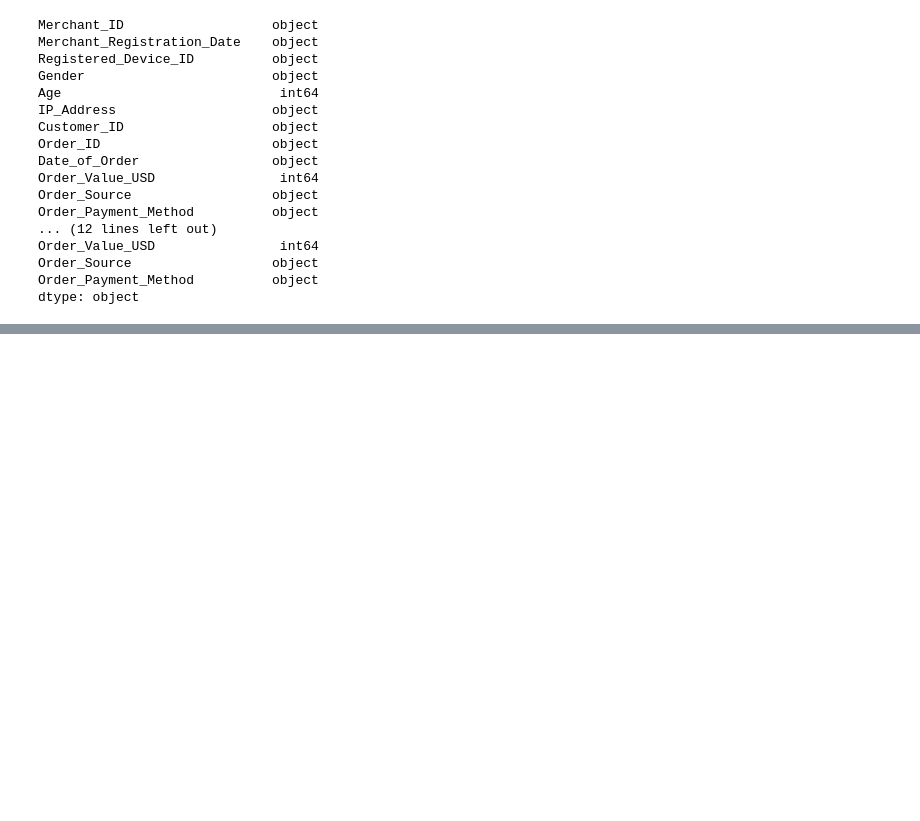
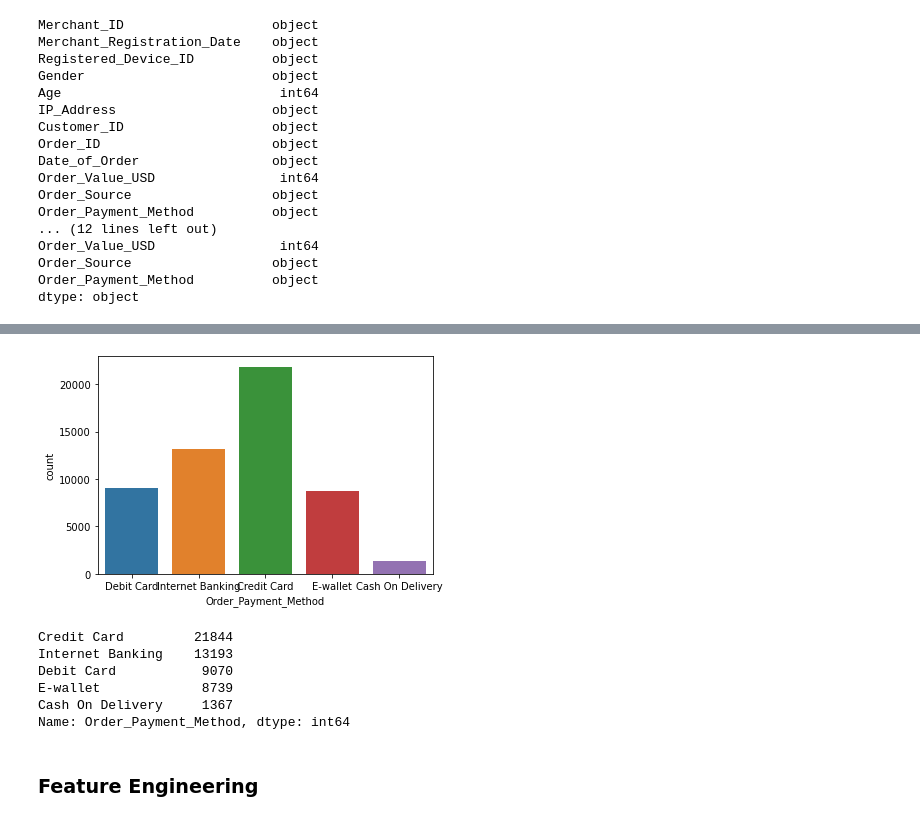
Before and after one commit to MANISH-KUMAR-CODES/Analysis-on-Fraud-Detection-In-Ecommerce-company, a Jupyter notebook: Predict_if_Merchant_is_Fraudster.ipynb, the cells around one changed output, grey strips where cells are left out. Cells and saved outputs as stored; diff of their text form; code cells hidden in the pictures; blank space fills up the shorter version.

Commit message:
feature engineering

```diff
--- a/Predict_if_Merchant_is_Fraudster.ipynb
+++ b/Predict_if_Merchant_is_Fraudster.ipynb
@@ -329,0 +368,14 @@ dtype: object
+# %%
+sns.countplot(x='Order_Payment_Method', data=train_df)
+plt.show()
+train_df.Order_Payment_Method.value_counts()
+# %% [output]
+[figure, added]
+Credit Card         21844
+Internet Banking    13193
+Debit Card           9070
+E-wallet             8739
+Cash On Delivery     1367
+Name: Order_Payment_Method, dtype: int64
+# %% [markdown]
+### Feature Engineering
```
Also changed, not shown: parts of 12 cells of this notebook.
